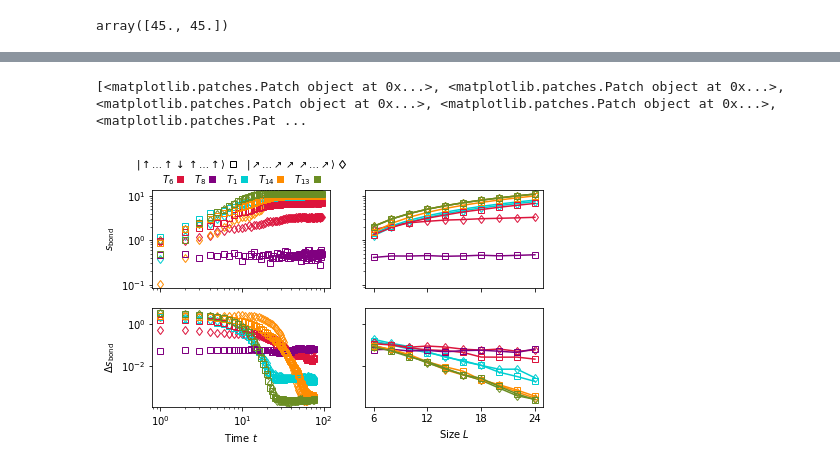
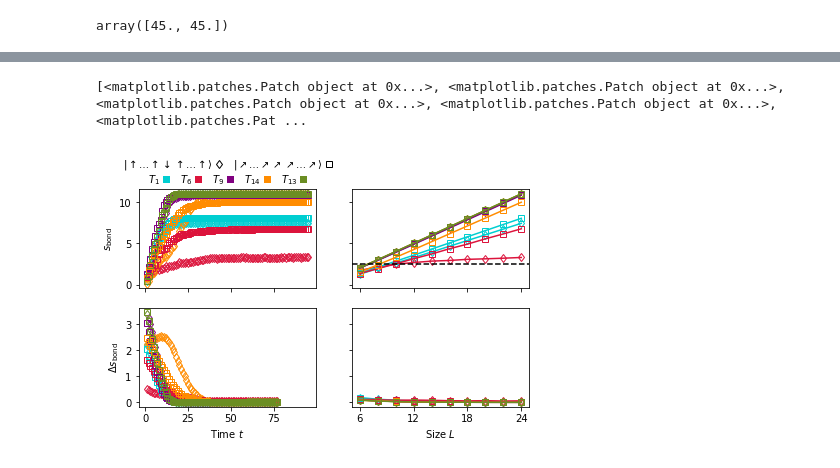
Before and after one commit to lhillber/qca, a Jupyter notebook: notebooks/random-V.ipynb, the cells around one changed output, grey strips where cells are left out. Drawn from its saved outputs; the diff is of its cells as text; code cells hidden in the pictures.

```diff
--- a/notebooks/random-V.ipynb
+++ b/notebooks/random-V.ipynb
@@ -66,0 +112,9 @@ plt.axhline(1/(2*np.pi), c="k")
+# %%
+def proj_k(k, L):
+    N = L//2
+    Pk = 0
+    PI2x = np.eye(len(PI2))
+    for x in range(N):
+        Pk += np.exp(2*np.pi * 1j * k / N) * matrix_power(PI2, x) / N
+        #PI2x = PI2x.dot(PI2)
+    return Pk
@@ -66,0 +179,5 @@ plt.axhline(1/(2*np.pi), c="k")
+# %%
+k = 1
+L = 10
+R = 1
+Q = Q_xform(k, L, J=0)
@@ -69,11 +203,11 @@ plt.axhline(1/(2*np.pi), c="k")
 der = r"/home/lhillber/documents/research/cellular_automata/qca/data/"
 from qca import QCA, QCA_from_file, main_from_params_list
 
-run = True
+run = False
 
 Rs = [1, 6, 9, 14, 13]
-Ls = [6,8,10,12,14,16,18]
-ICs = ["ot45"]
+Ls = [6,8,10,12,14,16,18,20,22,24]
+ICs = ["c3_f1", "ot45"]
 
 params_template = dict(
               T=100.0,
@@ -83,7 +217,7 @@ params_template = dict(
               V="A",
               BC="0",
               E=0.0,
-              N=100,
+              N=1,
               totalistic=False,
               hamiltonian=False,
               trotter=True,
@@ -184,47 +318,51 @@ for measi, meas in enumerate(measures):
 
             ts = Q.ts[:len(m)]
             mask = ts<Q.L*4
+            if R == 9 and IC == "c3_f1":
+                mask[1] = False
             mask[0] = False
             axs[measi, 0].plot(ts[mask], m[mask], mfc="none", c=colors[R], mec=colors[R], ls="none", marker=marker)
-            axs[measi, 1].plot(Ls, ms,  mfc="none", c=colors[R], mec=colors[R], ls=ls, marker=marker)
+            axs[measi, 1].plot(Ls, ms,  mfc="none", c=colors[R], mec=colors[R], marker=marker)
 
-            axs[measi, 0].set_xscale("log")
+            #axs[measi, 0].set_xscale("log")
             #axs[measi, 1].set_xscale("log")
-            axs[measi, 0].set_yscale("log")
+            #axs[measi, 0].set_yscale("log")
             axs[measi, 0].set_ylabel(names[meas])
             axs[len(measures)-1, 0].set_xlabel(names["time"])
             axs[len(measures)-1, 1].set_xlabel(names["size"])
             axs[len(measures)-1, 1].set_xticks([6, 12, 18, 24])
-legend_els = [Patch(facecolor=colors[R], edgecolor=None, label=names[R]) for R in [6, 8, 1, 14, 13]]
+legend_els = [Patch(facecolor=colors[R], edgecolor=None, label=names[R]) for R in Rs]
 
 import matplotlib.lines as mlines
 
 legend_els2 = [
-    mlines.Line2D([0], [0], mec='k', mfc="none", marker='s', ls="none",
+    mlines.Line2D([0], [0], mec='k', mfc="none", marker='d', ls="none",
         label=r"$| \uparrow \ldots \uparrow \downarrow \uparrow \ldots \uparrow \rangle$"),
-    mlines.Line2D([0], [0],  mec='k', mfc="none", marker='d', ls="none",
+    mlines.Line2D([0], [0],  mec='k', mfc="none", marker='s', ls="none",
         label=r"$|\nearrow \ldots \nearrow \nearrow \nearrow \ldots \nearrow \rangle $")]
 print(legend_els)
 axs[0,0].legend(handles=legend_els,
                         loc="center",
                         bbox_to_anchor=[0.5, 1.1],
                         frameon=False,
                         markerfirst=False,
                         ncol=5,
                         columnspacing=1,
                         handletextpad=0.3,
                         handlelength=0.7)
 axs[1,0].legend(handles=legend_els2,
                         loc="center",
                         bbox_to_anchor=[0.5, 2.45],
                         frameon=False,
                         markerfirst=False,
                         ncol=5,
                         columnspacing=1,
                         handletextpad=0.3,
                         handlelength=0.7)
 
-plt.savefig("thermo-figures/random-V_bond-entropy.pdf")
+axs[0,1].axhline(2.5, c="k", ls="--")
+
+plt.savefig("thermo-figures/random-V_bond-entropy_linear-axes.pdf")
 # %% [output]
 [<matplotlib.patches.Patch object at 0x...>, <matplotlib.patches.Patch object at 0x...>, <matplotlib.patches.Patch object at 0x...>, <matplotlib.patches.Patch object at 0x...>, <matplotlib.patches.Pat ...
-[figure, old version]
+[figure, new version]
```
Also changed, not shown: parts of 23 cells of this notebook, 8 other files.
